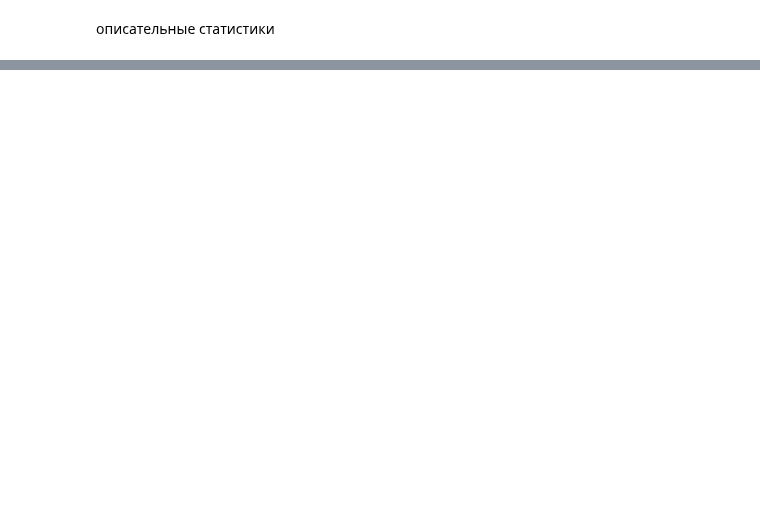
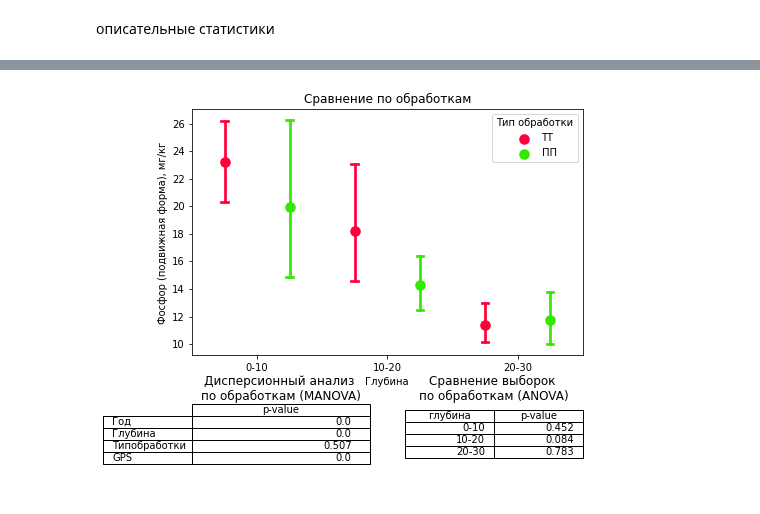
Before and after one commit to hukitoc94/total_archangelskiy, a Jupyter notebook: field_scale/field_data/field_data_analis.ipynb, the cells around one changed output, grey strips where cells are left out. Cells and saved outputs as stored; diff of their text form; code cells hidden in the pictures; blank space fills up the shorter version.

```diff
--- a/field_scale/field_data/field_data_analis.ipynb
+++ b/field_scale/field_data/field_data_analis.ipynb
@@ -462,0 +145,4 @@ LinAlgError: Singular matrix
+# %%
+_,_,_ ,fig = data_processing(df = agrochemistry_main, type_ = 'Тип обработки', agrochem_property = 'Фосфор (подвижная форма), мг/кг', to_lable = "обработкам")
+# %% [output]
+[figure, added]
```
Also changed, not shown: parts of 49 cells of this notebook, 1 other file.
